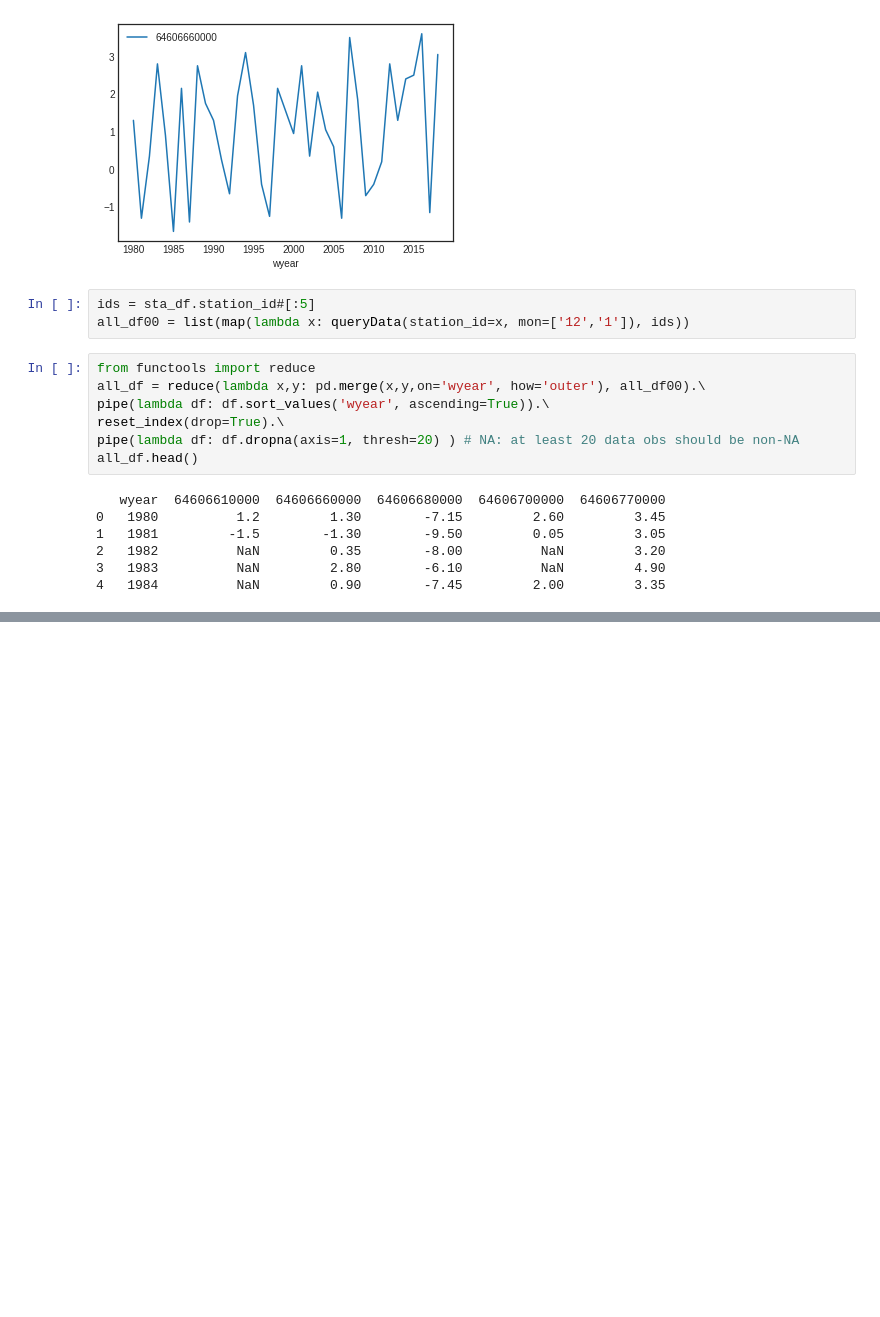
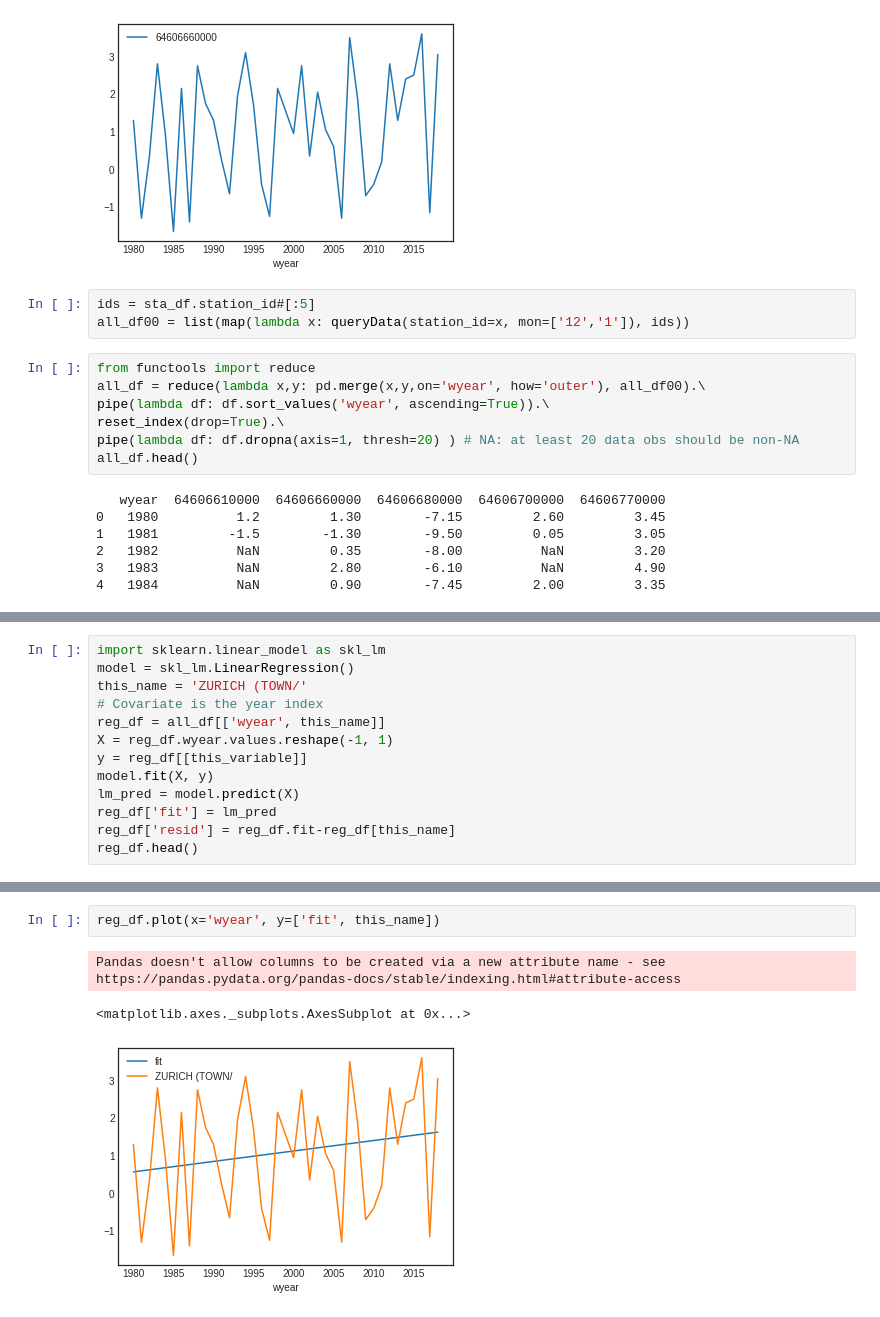
Before and after one commit to panhypersebastos/winter_predictor, a Jupyter notebook: station_exploration.ipynb, the cells around one changed output, grey strips where cells are left out. Drawn from its saved outputs; the diff is of its cells as text; blank space fills up the shorter version.

```diff
--- a/station_exploration.ipynb
+++ b/station_exploration.ipynb
@@ -231,0 +313,13 @@ pd.NaT
+# %%
+import sklearn.linear_model as skl_lm
+model = skl_lm.LinearRegression()
+this_name = 'ZURICH (TOWN/'
+# Covariate is the year index
+reg_df = all_df[['wyear', this_name]]
+X = reg_df.wyear.values.reshape(-1, 1)
+y = reg_df[[this_variable]]
+model.fit(X, y)
+lm_pred = model.predict(X)
+reg_df['fit'] = lm_pred
+reg_df['resid'] = reg_df.fit-reg_df[this_name]
+reg_df.head()
@@ -231,0 +344,6 @@ pd.NaT
+# %%
+reg_df.plot(x='wyear', y=['fit', this_name])
+# %% [output]
+Pandas doesn't allow columns to be created via a new attribute name - see https://pandas.pydata.org/pandas-docs/stable/indexing.html#attribute-access
+<matplotlib.axes._subplots.AxesSubplot at 0x...>
+[figure, added]
```
Also changed, not shown: parts of 15 cells of this notebook.
